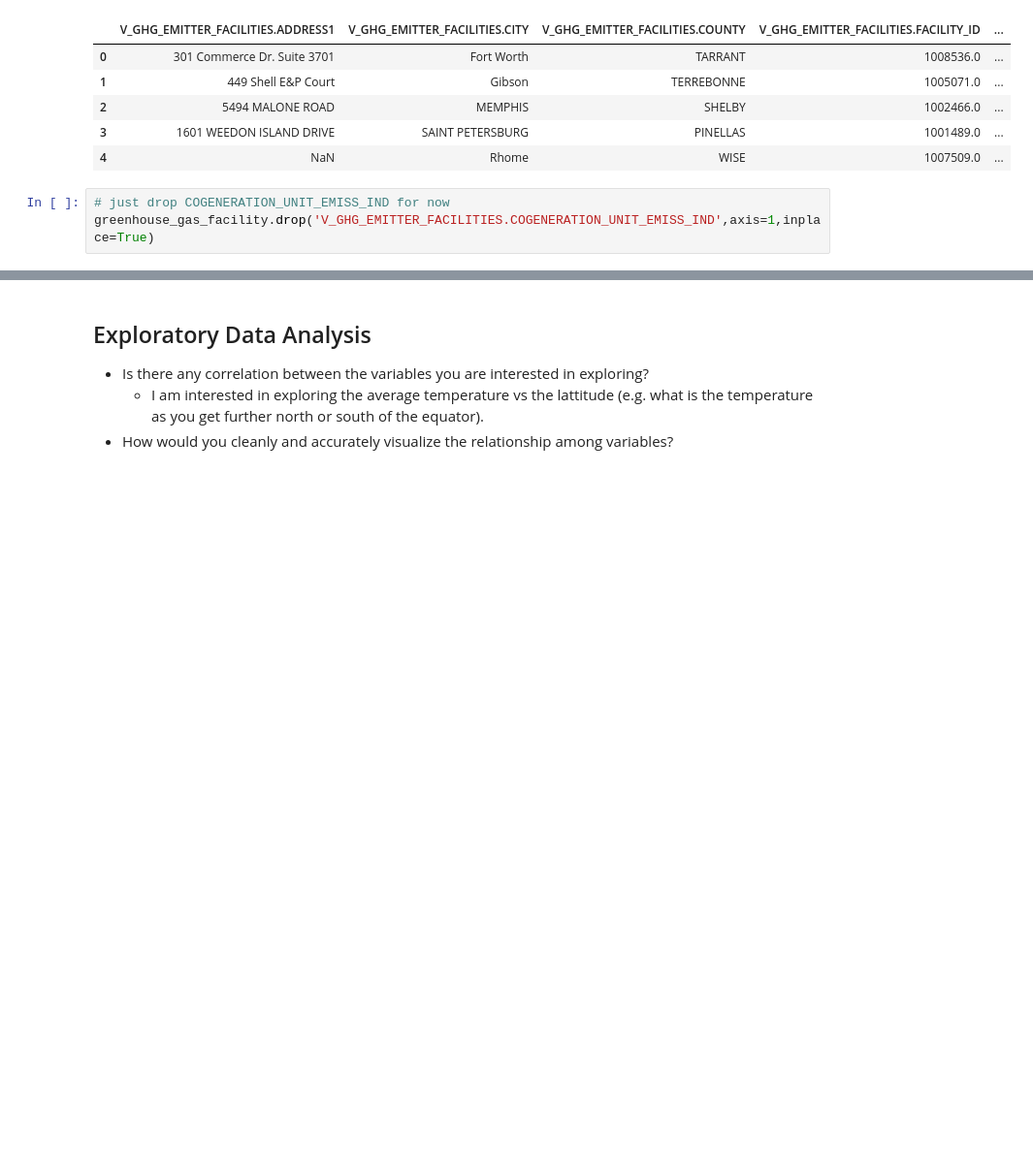
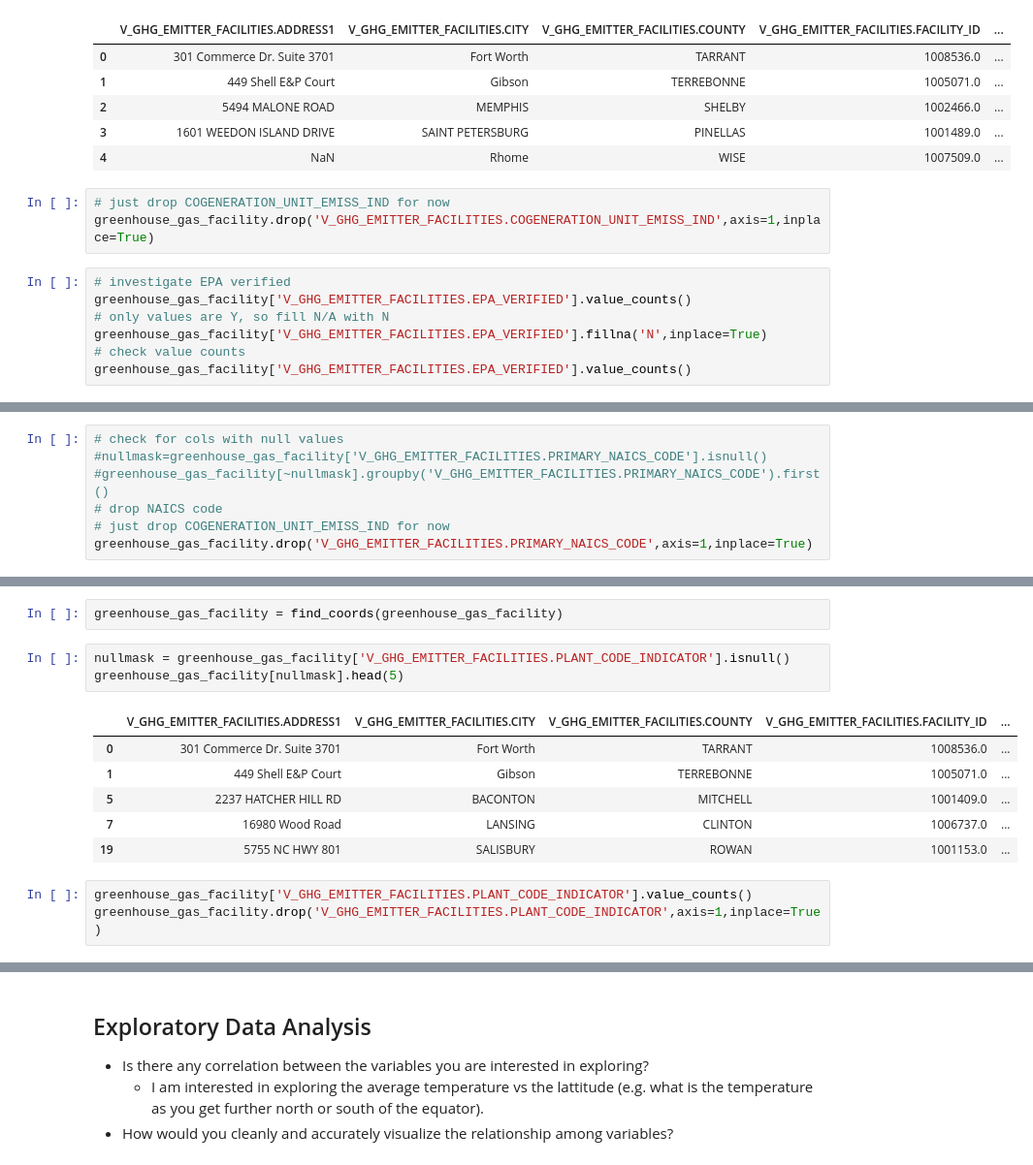
Before and after one commit to kalieknecht/data200-project, a Jupyter notebook: analysis/Analysis.ipynb, the cells around one changed output, grey strips where cells are left out. Shown at 97% size. Drawn from its saved outputs; the diff is of its cells as text; blank space fills up the shorter version.

```diff
--- a/analysis/Analysis.ipynb
+++ b/analysis/Analysis.ipynb
@@ -575,3 +535,10 @@ greenhouse_gas_facility[nomask].head(5)
 # %%
 # just drop COGENERATION_UNIT_EMISS_IND for now
 greenhouse_gas_facility.drop('V_GHG_EMITTER_FACILITIES.COGENERATION_UNIT_EMISS_IND',axis=1,inplace=True)
+# %%
+# investigate EPA verified
+greenhouse_gas_facility['V_GHG_EMITTER_FACILITIES.EPA_VERIFIED'].value_counts()
+# only values are Y, so fill N/A with N
+greenhouse_gas_facility['V_GHG_EMITTER_FACILITIES.EPA_VERIFIED'].fillna('N',inplace=True)
+# check value counts
+greenhouse_gas_facility['V_GHG_EMITTER_FACILITIES.EPA_VERIFIED'].value_counts()
@@ -578,3 +549,10 @@ greenhouse_gas_facility.drop('V_GHG_EMITTER_FACILITIES.COGENERATION_UNIT_EMISS_I
+# %%
+# check for cols with null values
+#nullmask=greenhouse_gas_facility['V_GHG_EMITTER_FACILITIES.PRIMARY_NAICS_CODE'].isnull()
+#greenhouse_gas_facility[~nullmask].groupby('V_GHG_EMITTER_FACILITIES.PRIMARY_NAICS_CODE').first()
+# drop NAICS code
+# just drop COGENERATION_UNIT_EMISS_IND for now
+greenhouse_gas_facility.drop('V_GHG_EMITTER_FACILITIES.PRIMARY_NAICS_CODE',axis=1,inplace=True)
 # %%
 # check for cols with null values
 nullvals = nullcheck(greenhouse_gas_facility)
@@ -597,0 +666,15 @@ greenhouse_gas_facility[nullmask].head(5)
+# %%
+greenhouse_gas_facility = find_coords(greenhouse_gas_facility)
+# %%
+nullmask = greenhouse_gas_facility['V_GHG_EMITTER_FACILITIES.PLANT_CODE_INDICATOR'].isnull()
+greenhouse_gas_facility[nullmask].head(5)
+# %% [output]
+|  | V_GHG_EMITTER_FACILITIES.ADDRESS1 | V_GHG_EMITTER_FACILITIES.CITY | V_GHG_EMITTER_FACILITIES.COUNTY | V_GHG_EMITTER_FACILITIES.FACILITY_ID | ... |
+| 0 | 301 Commerce Dr. Suite 3701 | Fort Worth | TARRANT | 1008536.0 | ... |
+| 1 | 449 Shell E&P Court | Gibson | TERREBONNE | 1005071.0 | ... |
+| 5 | 2237 HATCHER HILL RD | BACONTON | MITCHELL | 1001409.0 | ... |
+| 7 | 16980 Wood Road | LANSING | CLINTON | 1006737.0 | ... |
+| 19 | 5755 NC HWY 801 | SALISBURY | ROWAN | 1001153.0 | ... |
+# %%
+greenhouse_gas_facility['V_GHG_EMITTER_FACILITIES.PLANT_CODE_INDICATOR'].value_counts()
+greenhouse_gas_facility.drop('V_GHG_EMITTER_FACILITIES.PLANT_CODE_INDICATOR',axis=1,inplace=True)
```
Also changed, not shown: parts of 32 cells of this notebook.
